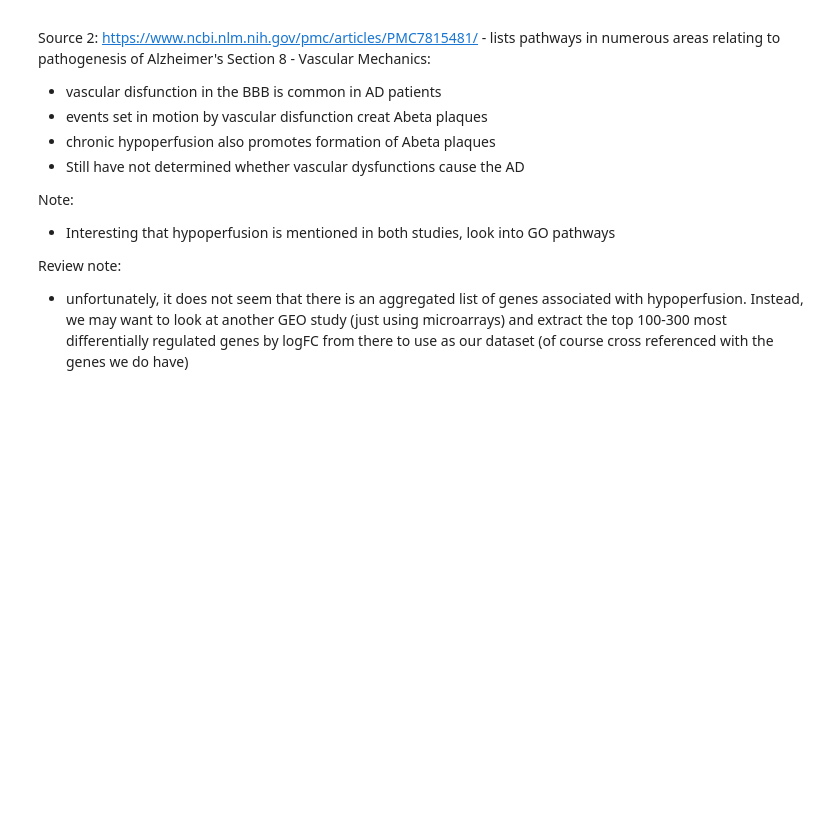
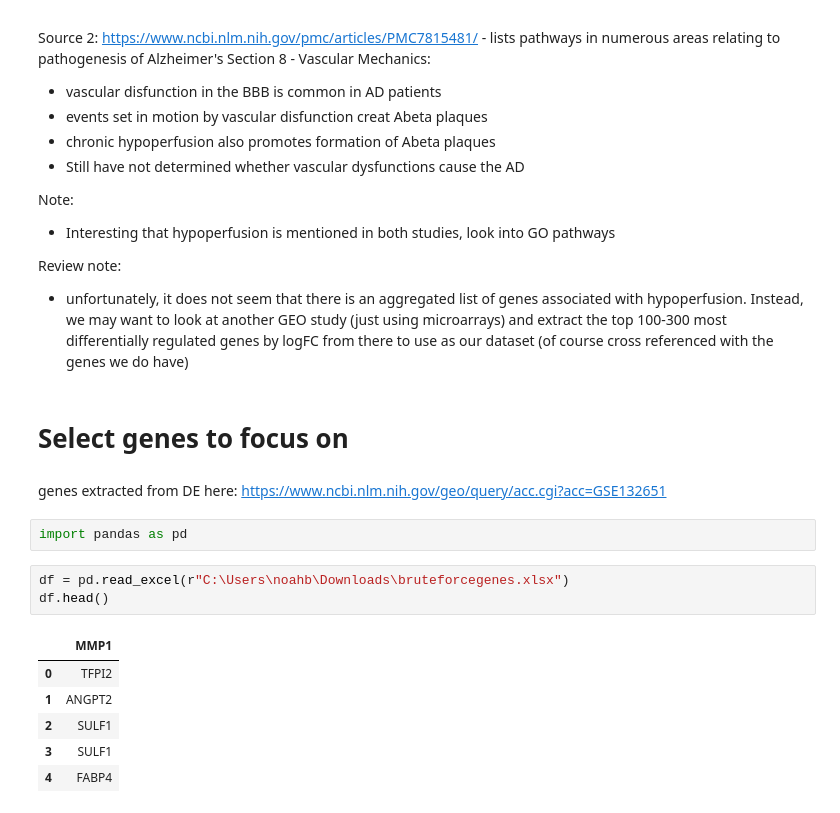
Before and after one commit to tessaSlice/Gene-Regression-Analysis, a Jupyter notebook: pipeline.ipynb, the cells around one changed output. Cells and saved outputs as stored; diff of their text form; blank space fills up the shorter version.

```diff
--- a/pipeline.ipynb
+++ b/pipeline.ipynb
@@ -111,3 +111,19 @@ Note:
 
 Review note:
 - unfortunately, it does not seem that there is an aggregated list of genes associated with hypoperfusion. Instead, we may want to look at another GEO study (just using microarrays) and extract the top 100-300 most differentially regulated genes by logFC from there to use as our dataset (of course cross referenced with the genes we do have)
+# %% [markdown]
+# Select genes to focus on
+# %% [markdown]
+genes extracted from DE here: https://www.ncbi.nlm.nih.gov/geo/query/acc.cgi?acc=GSE132651
+# %%
+import pandas as pd
+# %%
+df = pd.read_excel(r"C:\Users\noahb\Downloads\bruteforcegenes.xlsx")
+df.head()
+# %% [output]
+|  | MMP1 |
+| 0 | TFPI2 |
+| 1 | ANGPT2 |
+| 2 | SULF1 |
+| 3 | SULF1 |
+| 4 | FABP4 |
```
Also changed, not shown: parts of 12 cells of this notebook.
